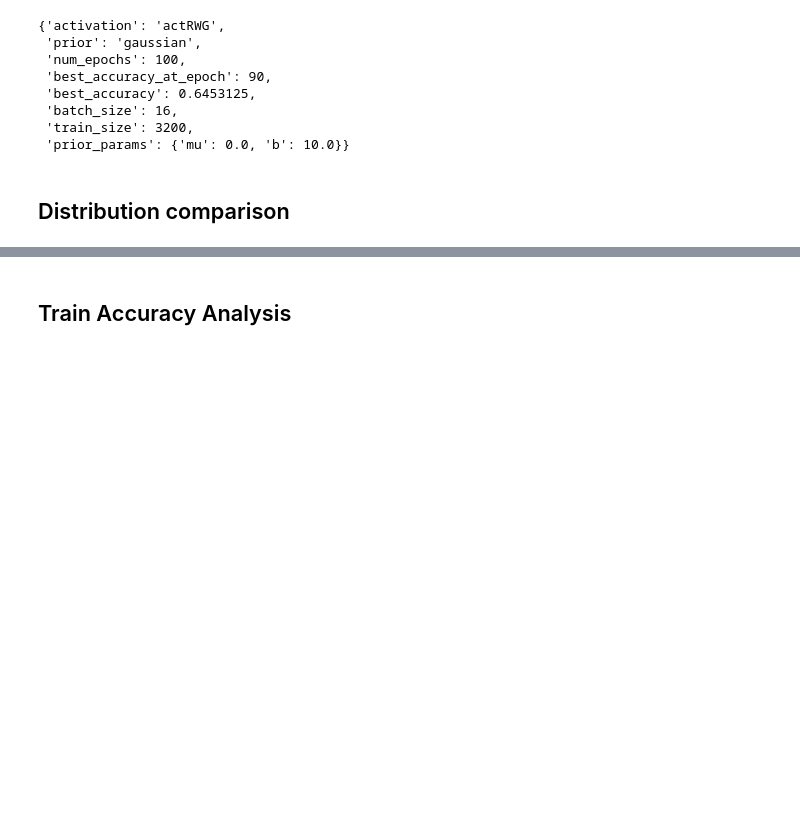
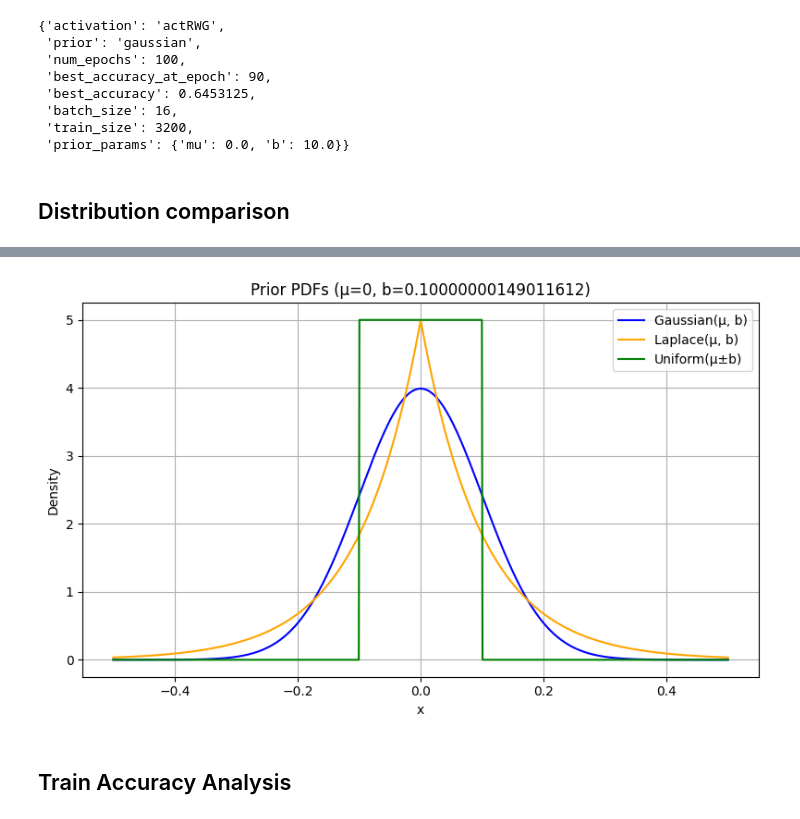
Before and after one commit to putawararevalda/bnnexperimentation, a Jupyter notebook: shipsnet_train_analysis_new_uniform.ipynb, the cells around one changed output, grey strips where cells are left out. Saved outputs shown, nothing was run; the diff lists cells and outputs as text; code cells hidden in the pictures; blank space fills up the shorter version.

```diff
--- a/shipsnet_train_analysis_new_uniform.ipynb
+++ b/shipsnet_train_analysis_new_uniform.ipynb
@@ -124,5 +127,7 @@ plot_priors(mu=0, b=1.0)
 # %%
-plot_priors(mu=0, b=0.10000000149011612)
+#plot_priors(mu=0, b=0.10000000149011612)
+# %% [output]
+[figure, added]
 # %% [markdown]
 ## Train Accuracy Analysis
 # %%
```
Also changed, not shown: parts of 24 cells of this notebook, 6 other files.
